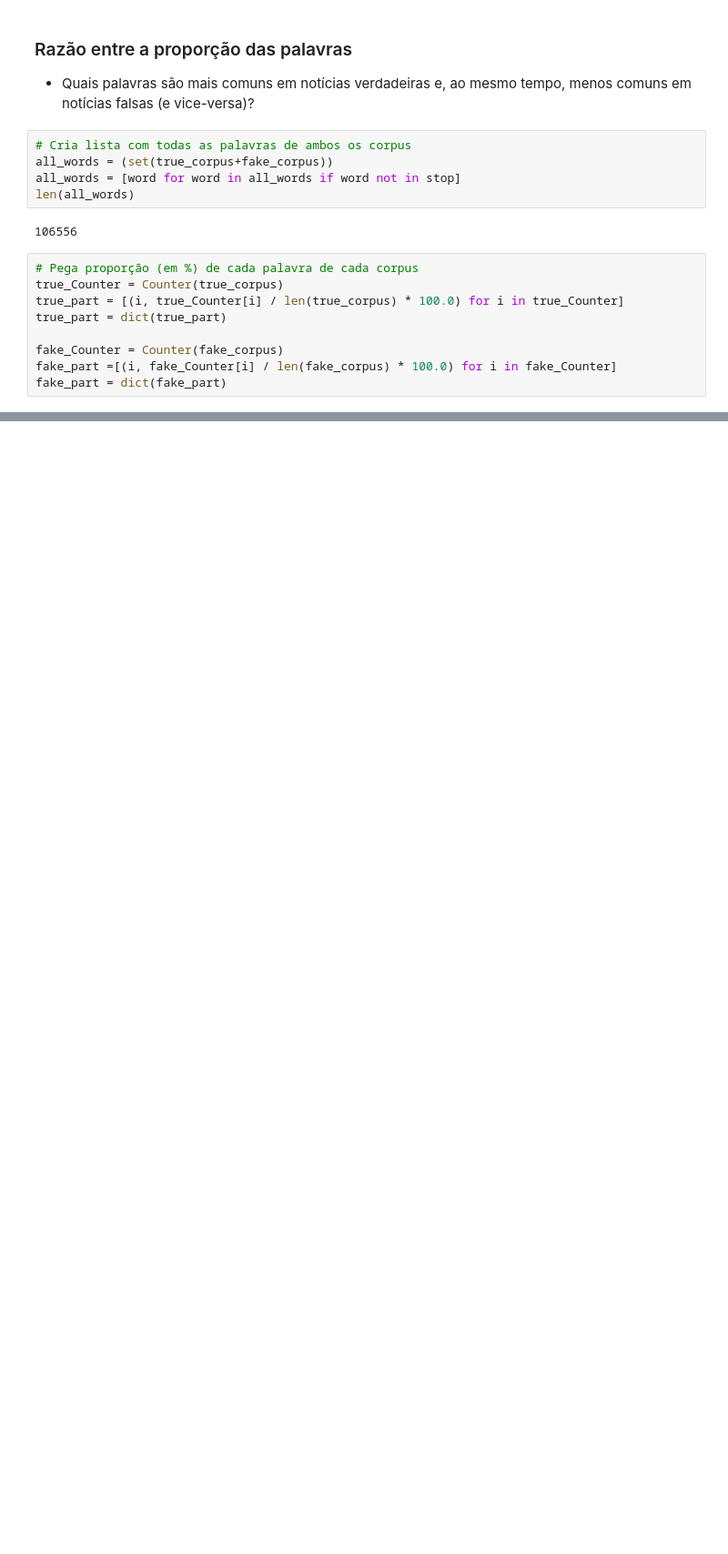
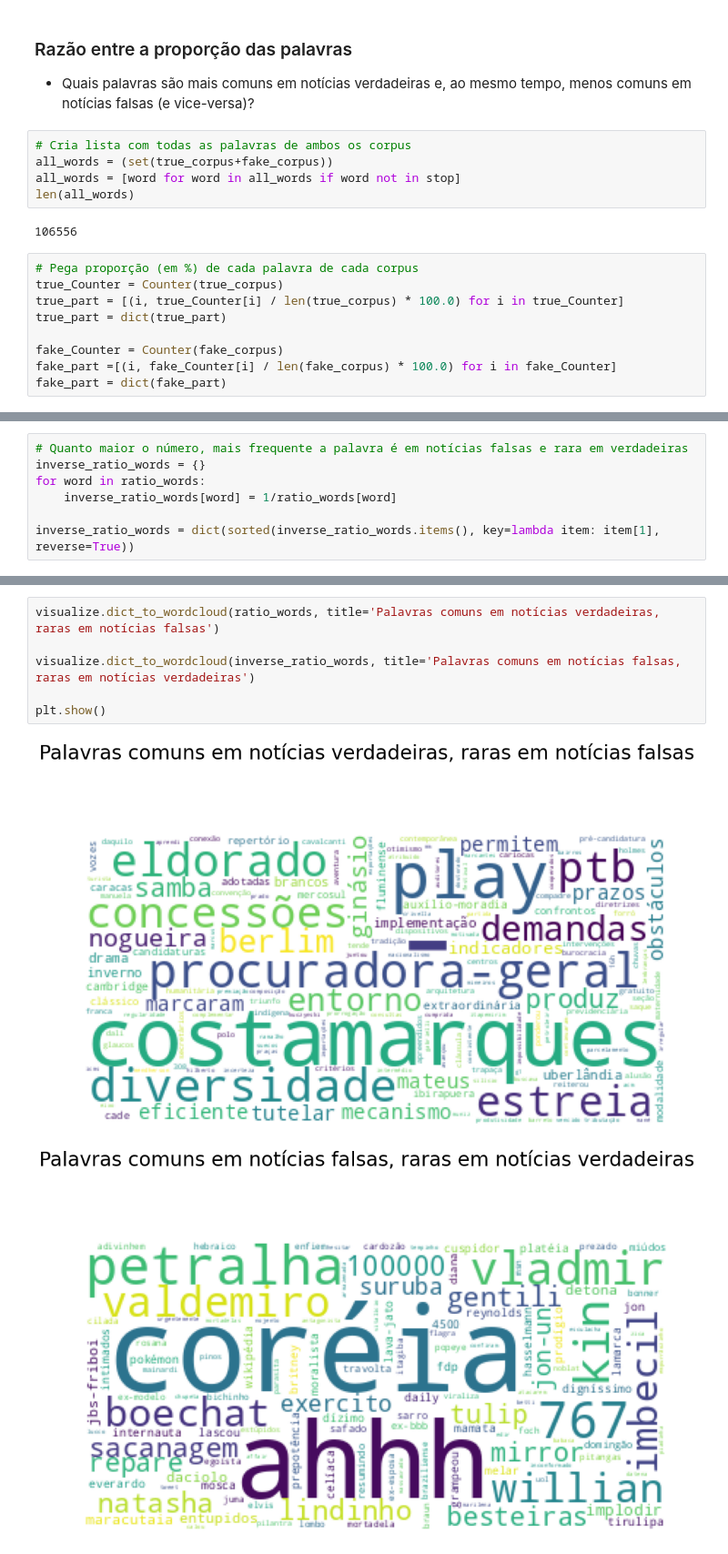
Before and after one commit to atlantico-academy/apura, a Jupyter notebook: notebooks/01 - Exploratory Data Analysis.ipynb, the cells around one changed output, grey strips where cells are left out. Shown at 91% size. Cells and saved outputs as stored; diff of their text form; blank space fills up the shorter version.

Commit message:
Adiciona gráficos de proporção de palavras e expande comentários do notebook

```diff
--- a/notebooks/01 - Exploratory Data Analysis.ipynb
+++ b/notebooks/01 - Exploratory Data Analysis.ipynb
@@ -440,0 +420,7 @@ dict(list(ratio_words.items())[-10:])
+# %%
+# Quanto maior o número, mais frequente a palavra é em notícias falsas e rara em verdadeiras
+inverse_ratio_words = {}
+for word in ratio_words:
+    inverse_ratio_words[word] = 1/ratio_words[word]
+
+inverse_ratio_words = dict(sorted(inverse_ratio_words.items(), key=lambda item: item[1], reverse=True))
@@ -440,0 +443,9 @@ dict(list(ratio_words.items())[-10:])
+# %%
+visualize.dict_to_wordcloud(ratio_words, title='Palavras comuns em notícias verdadeiras, raras em notícias falsas')
+
+visualize.dict_to_wordcloud(inverse_ratio_words, title='Palavras comuns em notícias falsas, raras em notícias verdadeiras')
+
+plt.show()
+# %% [output]
+[figure, added]
+[figure, added]
```
Also changed, not shown: parts of 15 cells of this notebook.
